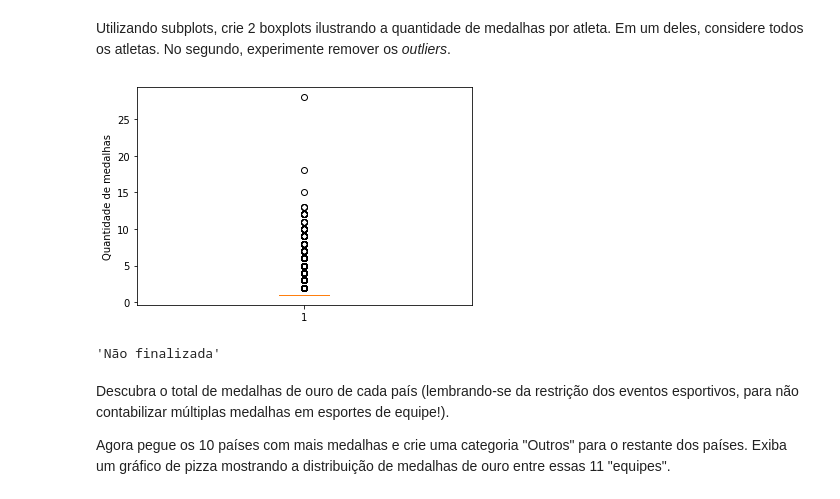
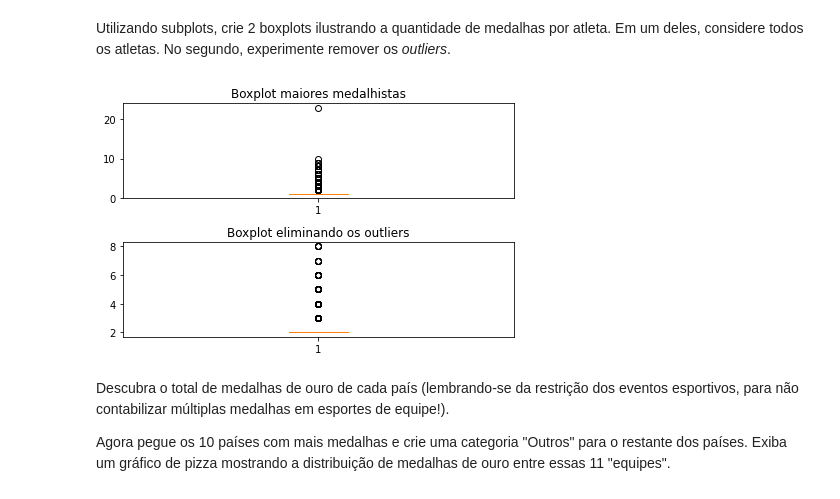
Before and after one commit to fredscoralick/DataVisualizationOlympics, a Jupyter notebook: Projeto - Dataviz.ipynb, the cells around one changed output. Cells and saved outputs as stored; diff of their text form; code cells hidden in the pictures.

```diff
--- a/Projeto - Dataviz.ipynb
+++ b/Projeto - Dataviz.ipynb
@@ -236,24 +308,28 @@ df_medalhistas_verao
 34088 rows × 15 columns
 # %% [markdown]
 Utilizando subplots, crie 2 boxplots ilustrando a quantidade de medalhas por atleta. Em um deles, considere todos os atletas. No segundo, experimente remover os *outliers*.
-# %%
-df_medalhas_atletas = df_medalhistas_verao.groupby(['Name']).size().to_frame(name='Quantity')
-df_medalhas_atletas.reset_index(inplace=True)
-df_medalhas_atletas.sort_values(by='Quantity', ascending=False)
-boxplot_total_medalhas_por_atleta = plt.boxplot(x=df_medalhas_atletas['Quantity']);
-
-plt.ylabel('Quantidade de medalhas');
-# %% [output]
-[figure, removed]
-# %%
-series_medalhas_atletas = df_medalhistas_verao.groupby(['Name']).size()
-series_medalhas_atletas = series_medalhas_atletas.between(series_medalhas_atletas.quantile(.05), series_medalhas_atletas.quantile(.95))
-series_medalhas_atletas
-
-
-'''Não finalizada'''
-# %% [output]
-'Não finalizada'
+# %%
+fig, axs = plt.subplots(2)
+
+df_medalhas_atletas = pd.DataFrame(df_medalhistas_verao.groupby(['Name', 'Medal'])['Medal'].count()).rename(columns={'Medal':'Quantity'})
+
+'''
+Utilizando o quantile para delimitar valores e filtrar outliers
+'''
+outliers_nivel_superior = df_medalhas_atletas['Quantity'].quantile(0.9999)
+outliers_nivel_inferior =  df_medalhas_atletas['Quantity'].quantile(0.1)
+
+df_medalhas_atletas_out = df_medalhas_atletas[(df_medalhas_atletas['Quantity'] > outliers_nivel_inferior) & (df_medalhas_atletas['Quantity'] < outliers_nivel_superior)]
+
+axs[0].set_title('Boxplot maiores medalhistas')
+axs[0].boxplot(df_medalhas_atletas);
+
+axs[1].set_title('Boxplot eliminando os outliers')
+axs[1].boxplot(df_medalhas_atletas_out);
+
+plt.tight_layout();
+# %% [output]
+[figure, added]
 # %% [markdown]
 Descubra o total de medalhas de ouro de cada país (lembrando-se da restrição dos eventos esportivos, para não contabilizar múltiplas medalhas em esportes de equipe!).
 
```
Also changed, not shown: parts of 13 cells of this notebook.
